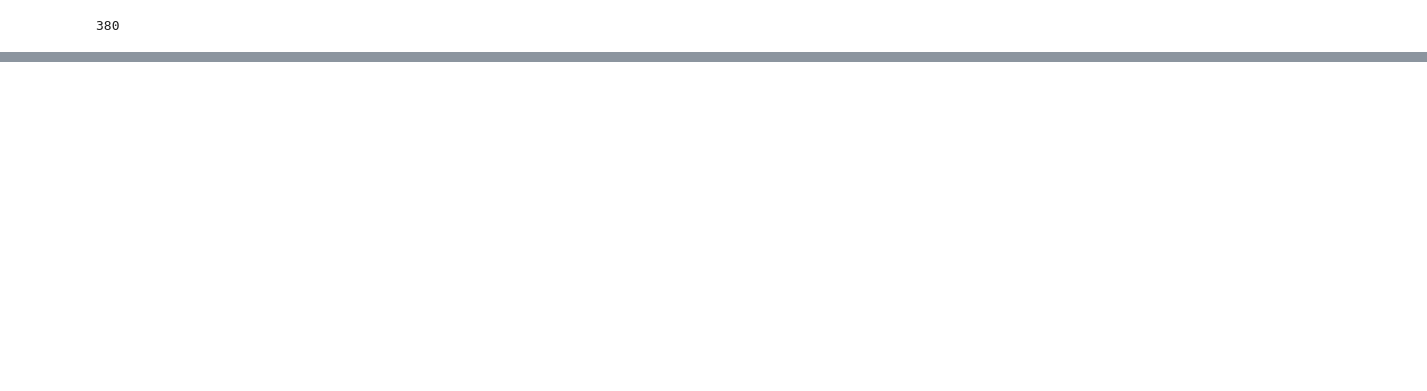
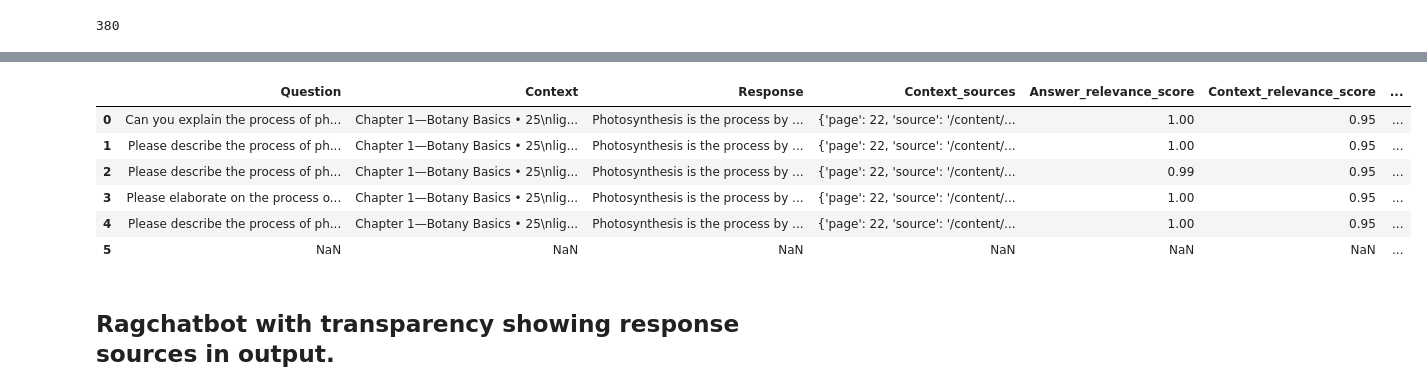
Before and after one commit to Praveen318/Evaluation-and-monitoring-pipline-for-RAG, a Jupyter notebook: Evaluation_and_Monitoring_Pipeline.ipynb, the cells around one changed output, grey strips where cells are left out. Cells and saved outputs as stored; diff of their text form; code cells hidden in the pictures; blank space fills up the shorter version.

```diff
--- a/Evaluation_and_Monitoring_Pipeline.ipynb
+++ b/Evaluation_and_Monitoring_Pipeline.ipynb
@@ -783,2 +737,0 @@ ChatCompletion(id='chatcmpl-8w6IrA2jcN6lyiBN5txnFY5bEmTna', choices=[Choice(fini
-# %%
-response=[response1,response2]
@@ -864,22 +737,0 @@ print(detect_bias("is Fem Idiot"))
-# %%
-from nltk.translate.bleu_score import sentence_bleu
-
-# Initialize an empty list to store the bias scores
-bias_scores = []
-
-# Loop over all the questions in the test set
-for question, expected_answer in test_set:
-    # Generate a response using the question-answering system
-    response = generate_response(question)
-
-    # Calculate the BLEU score between the response and the expected answer
-    bleu_score = sentence_bleu([expected_answer.split()], response.split())
-
-    # Calculate the bias score as the difference between the BLEU score and 1
-    bias_score = 1 - bleu_score
-
-    # Add the bias score to the list
-    bias_scores.append(bias_score)
-
-# Calculate the average bias score
-average_bias_score = sum(bias_scores) / len(bias_scores)
@@ -1264,6 +737,0 @@ print(f'Semantic similarity (context relevance): {similarity[0][0]}')
-# %%
-from nltk.translate.bleu_score import sentence_bleu
-
-# Calculate BLEU score for answer relevance
-bleu_score = sentence_bleu([query.split()], response.split())
-print(f'BLEU score (answer relevance): {bleu_score}')
@@ -1392,0 +738,9 @@ print(scores)
+# %%
+import pandas as pd
+
+# Initialize an empty DataFrame
+df1 = pd.DataFrame(columns=["Question","Context","Response", "Context_sources","Answer_relevance_score","Context_relevance_score",
+                           "Groundness_score","Bleu_score","Bert_score","Cosine_similartiy_score","Meteor_score",
+                           "Rouge_score","Moderation_score","Toxicity_score","PII_response","Neutrality_Polarity_Subjectivity_scores","Baises_score",
+                           "Sentence_embedding_selfsimilarity_score","Llm_selfsimilarity_score"])
+path1 = "/content/drive/MyDrive/RAI_1/log1.csv"
@@ -1392,0 +883,13 @@ print(scores)
+# %%
+pd.set_option('display.max_colwidth', None)
+df1
+# %% [output]
+|  | Question | Context | Response | Context_sources | Answer_relevance_score | Context_relevance_score | ... |
+| 0 | Can you explain the process of ph... | Chapter 1—Botany Basics • 25\nlig... | Photosynthesis is the process by ... | {'page': 22, 'source': '/content/... | 1.00 | 0.95 | ... |
+| 1 | Please describe the process of ph... | Chapter 1—Botany Basics • 25\nlig... | Photosynthesis is the process by ... | {'page': 22, 'source': '/content/... | 1.00 | 0.95 | ... |
+| 2 | Please describe the process of ph... | Chapter 1—Botany Basics • 25\nlig... | Photosynthesis is the process by ... | {'page': 22, 'source': '/content/... | 0.99 | 0.95 | ... |
+| 3 | Please elaborate on the process o... | Chapter 1—Botany Basics • 25\nlig... | Photosynthesis is the process by ... | {'page': 22, 'source': '/content/... | 1.00 | 0.95 | ... |
+| 4 | Please describe the process of ph... | Chapter 1—Botany Basics • 25\nlig... | Photosynthesis is the process by ... | {'page': 22, 'source': '/content/... | 1.00 | 0.95 | ... |
+| 5 | NaN | NaN | NaN | NaN | NaN | NaN | ... |
+# %% [markdown]
+## Ragchatbot with transparency showing response sources in output.
```
Also changed, not shown: parts of 159 cells of this notebook.
